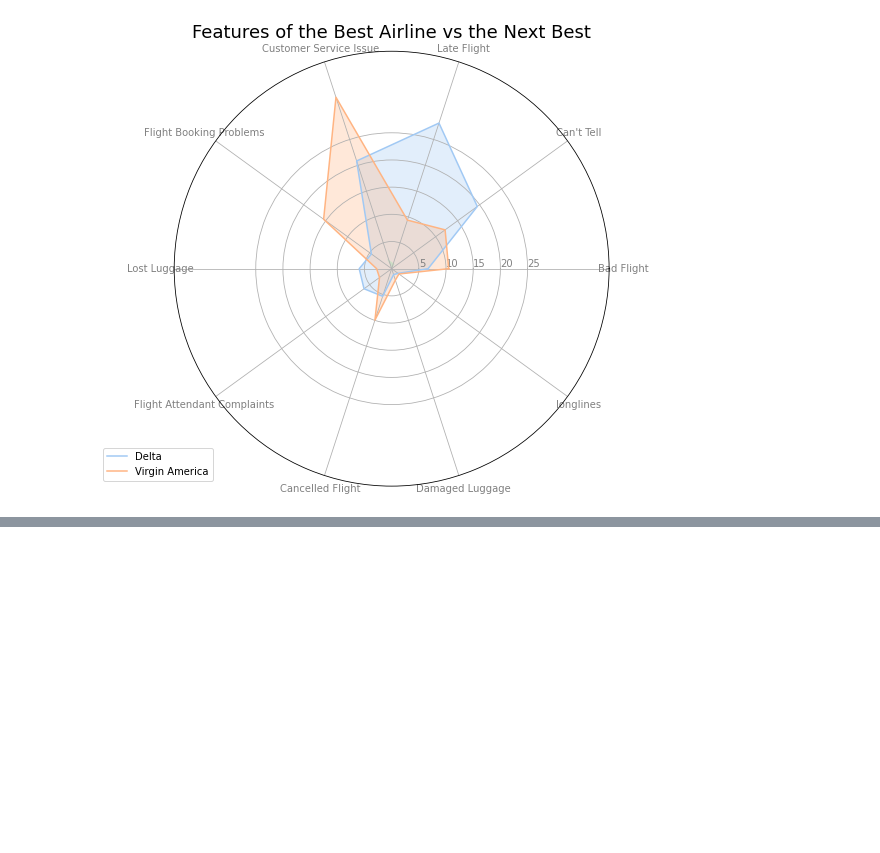
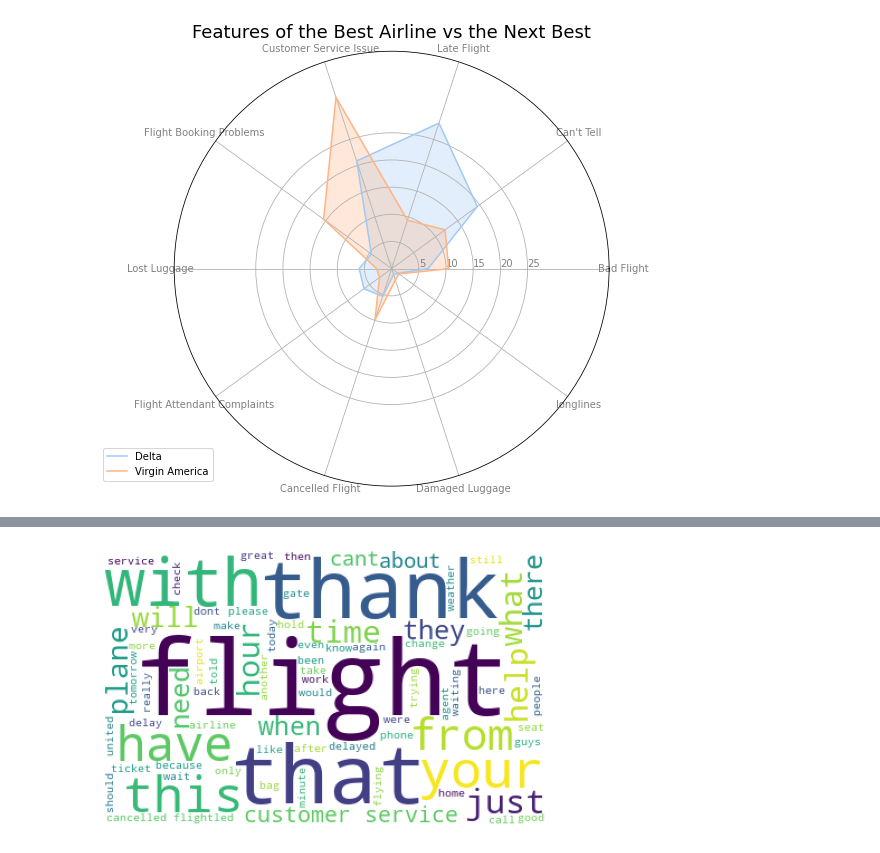
Before and after one commit to skacem/Business-Analytics, a Jupyter notebook: Sentiment_Analysis/USAirline.ipynb, the cells around one changed output, grey strips where cells are left out. Drawn from its saved outputs; the diff is of its cells as text; code cells hidden in the pictures; blank space fills up the shorter version.

```diff
--- a/Sentiment_Analysis/USAirline.ipynb
+++ b/Sentiment_Analysis/USAirline.ipynb
@@ -332,0 +359,5 @@ plt.show()
+# %%
+# most used words in general
+generate_wordcloud('all')
+# %% [output]
+[figure, added]
```
Also changed, not shown: parts of 8 cells of this notebook.
